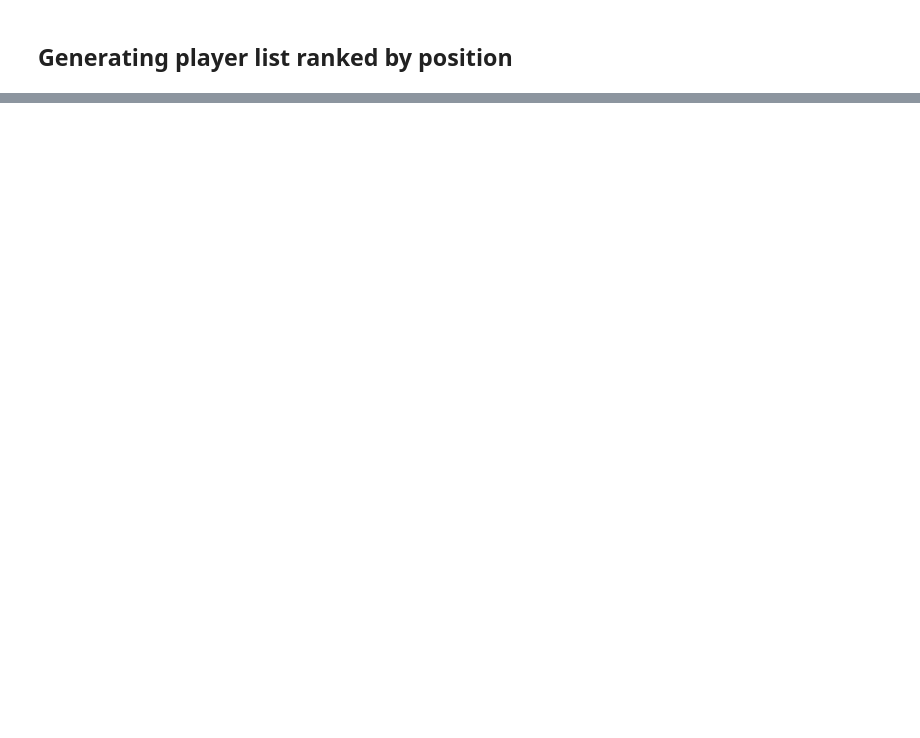
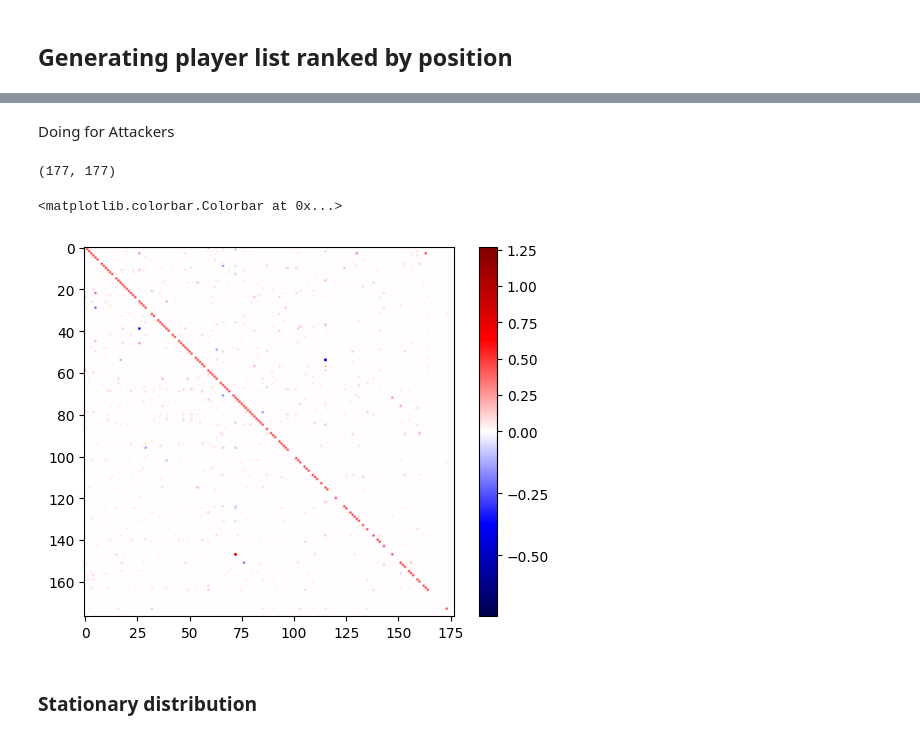
Before and after one commit to jquentino/mkv-cartola, a Jupyter notebook: model.ipynb, the cells around one changed output, grey strips where cells are left out. Drawn from its saved outputs; the diff is of its cells as text; code cells hidden in the pictures; blank space fills up the shorter version.

Commit message:
ENH: Add markov chain analisys for attackers

```diff
--- a/model.ipynb
+++ b/model.ipynb
@@ -33,0 +92,2 @@ players_ranked.head(10)
+# %%
+players_performance = players_performance.set_index("id").join(players_ranked.set_index("id"))
@@ -33,0 +107,2 @@ players_ranked.head(10)
+# %%
+players_performance = players_performance.rename(columns={"price": "current_price"})
@@ -33,0 +138,2 @@ players_ranked.head(10)
+# %% [markdown]
+Doing for Attackers
@@ -33,0 +149,50 @@ players_ranked.head(10)
+# %%
+M.shape
+# %% [output]
+(177, 177)
+# %%
+# The match are labeled from 0 to len(matches)
+for match in range(len(matches)):
+    # Selecting all players that played in the round where the match ocurred
+    df_round = players_performance_position[
+        players_performance_position["round"] == matches["round"][match]
+    ]
+    # Selecting the players that played in the given match
+    players_home = df_round[df_round["team"] == matches["home_team"][match]]
+    players_away = df_round[df_round["team"] == matches["away_team"][match]]
+
+    for p_home in range(len(players_home)):
+        for p_away in range(len(players_away)):
+            score_home, score_away = 0,0
+
+            points_p_home = players_home["points"].iloc[p_home]
+            points_p_away = players_away["points"].iloc[p_away]
+
+            sum = points_p_home + points_p_away
+            if sum != 0:
+                score_home = points_p_home/sum
+                score_away = points_p_away/sum
+
+            # Selecting the coordinates of each player in the matrix
+            p1 = players_home["rank"].iloc[p_home]
+            p2 = players_away["rank"].iloc[p_away]
+
+            M[p1,p1] = M[p1,p1] + matches['home_score_norm'][match] + score_home
+            M[p1,p2] = M[p1,p2] + matches['away_score_norm'][match] + score_away
+            M[p2,p1] = M[p2,p1] + matches['home_score_norm'][match] + score_home
+            M[p2,p2] = M[p2,p2] + matches['away_score_norm'][match] + score_away
+# %%
+# normalizing
+M_norm = M.copy()
+for i, column in enumerate(M.T):
+    sum_of_columns = np.sum(column)
+    if sum_of_columns !=0:
+        M_norm[:, i] = M_norm[:, i] / sum_of_columns
+# %%
+plt.imshow(M_norm, cmap='seismic', norm=TwoSlopeNorm(0))
+plt.colorbar()
+# %% [output]
+<matplotlib.colorbar.Colorbar at 0x...>
+[figure, added]
+# %% [markdown]
+### Stationary distribution
```
Also changed, not shown: parts of 42 cells of this notebook, 3 other files.
